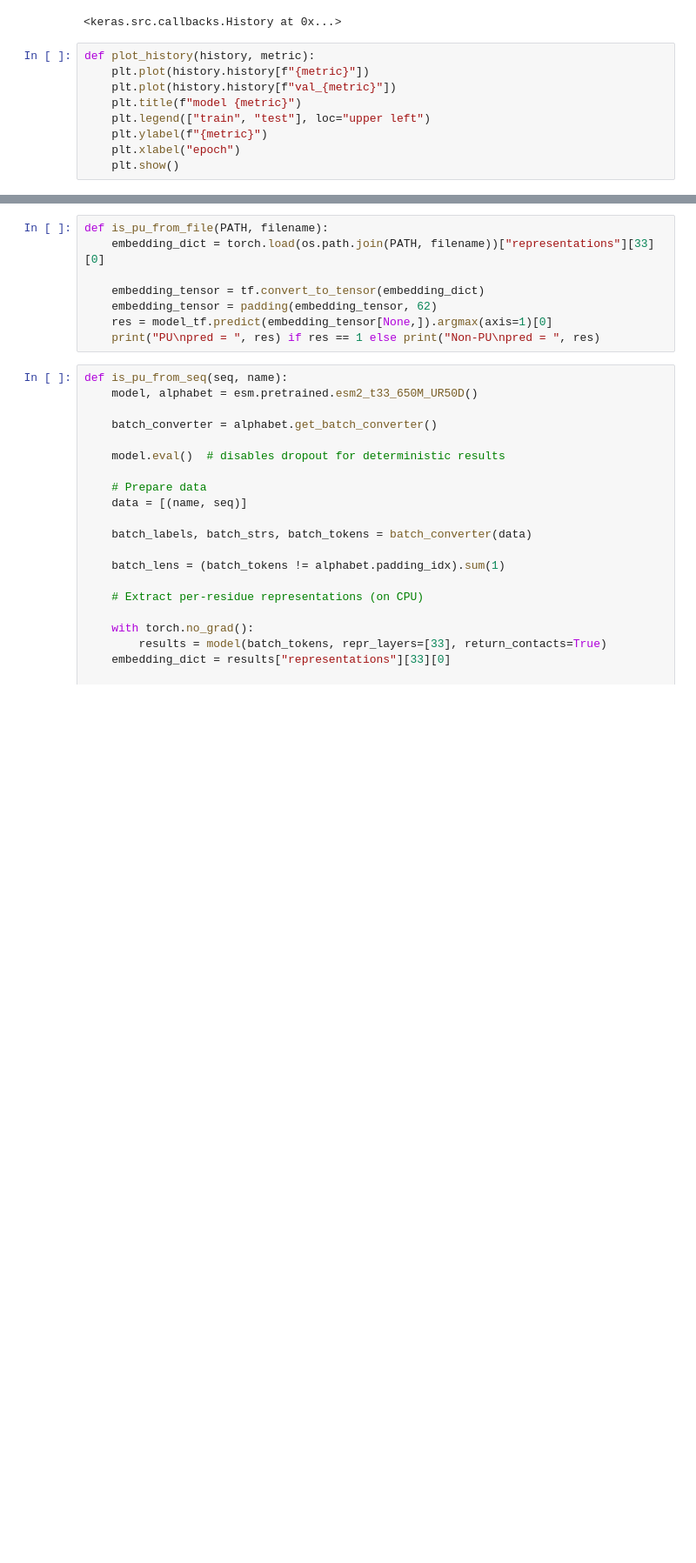
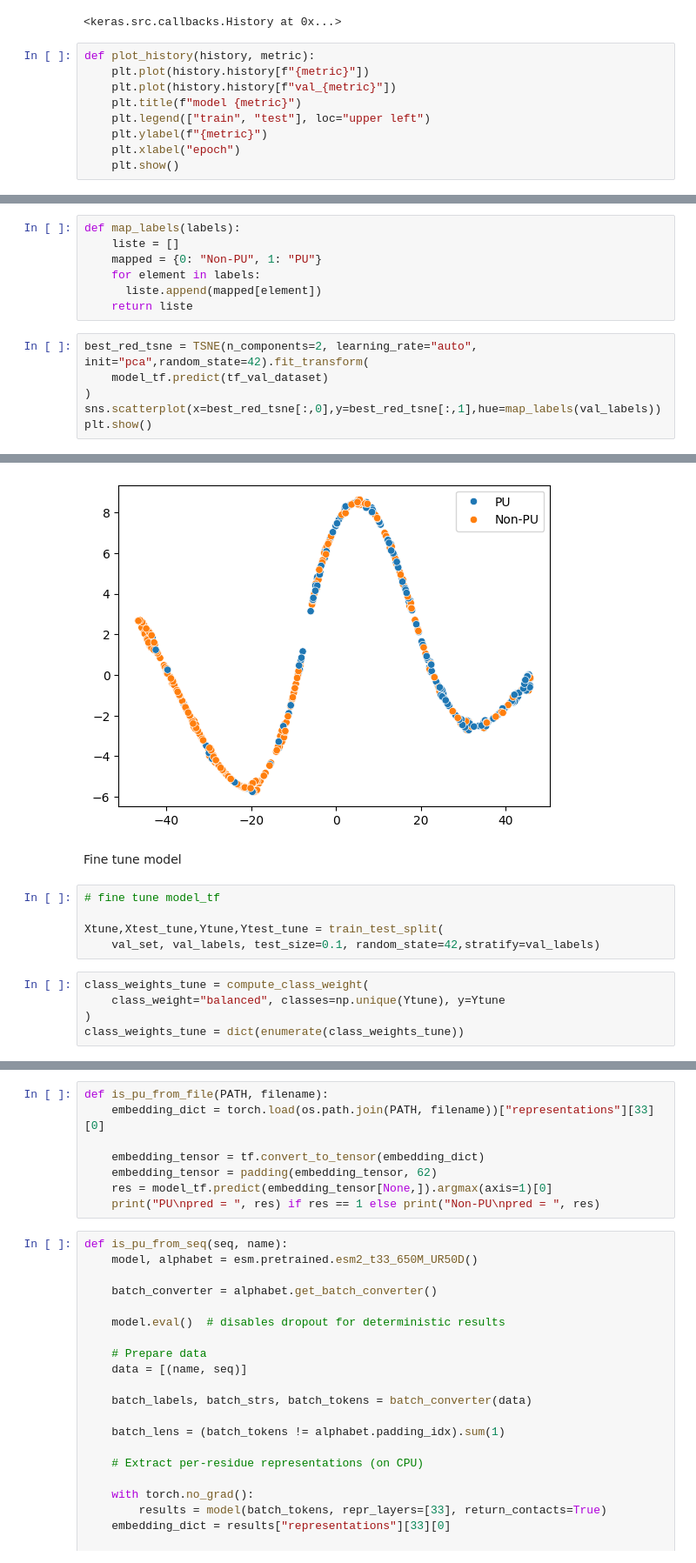
Before and after one commit to Naramazuki/PU_ML, a Jupyter notebook: main.ipynb, the cells around one changed output, grey strips where cells are left out. Shown at 87% size. Saved outputs shown, nothing was run; the diff lists cells and outputs as text; blank space fills up the shorter version.

Commit message:
fine tuning on model

```diff
--- a/main.ipynb
+++ b/main.ipynb
@@ -361,0 +385,14 @@ Balanced accuracy: 0.83
+# %%
+def map_labels(labels):
+    liste = []
+    mapped = {0: "Non-PU", 1: "PU"}
+    for element in labels:
+      liste.append(mapped[element])
+    return liste
+# %%
+best_red_tsne = TSNE(n_components=2, learning_rate="auto", init="pca",random_state=42).fit_transform(
+    model_tf.predict(tf_val_dataset)
+)
+sns.scatterplot(x=best_red_tsne[:,0],y=best_red_tsne[:,1],hue=map_labels(val_labels))
+plt.show()
+# %% [output]
@@ -361,0 +400,13 @@ Balanced accuracy: 0.83
+[figure, added]
+# %% [markdown]
+Fine tune model
+# %%
+# fine tune model_tf
+
+Xtune,Xtest_tune,Ytune,Ytest_tune = train_test_split(
+    val_set, val_labels, test_size=0.1, random_state=42,stratify=val_labels)
+# %%
+class_weights_tune = compute_class_weight(
+    class_weight="balanced", classes=np.unique(Ytune), y=Ytune
+)
+class_weights_tune = dict(enumerate(class_weights_tune))
```
Also changed, not shown: parts of 42 cells of this notebook.
